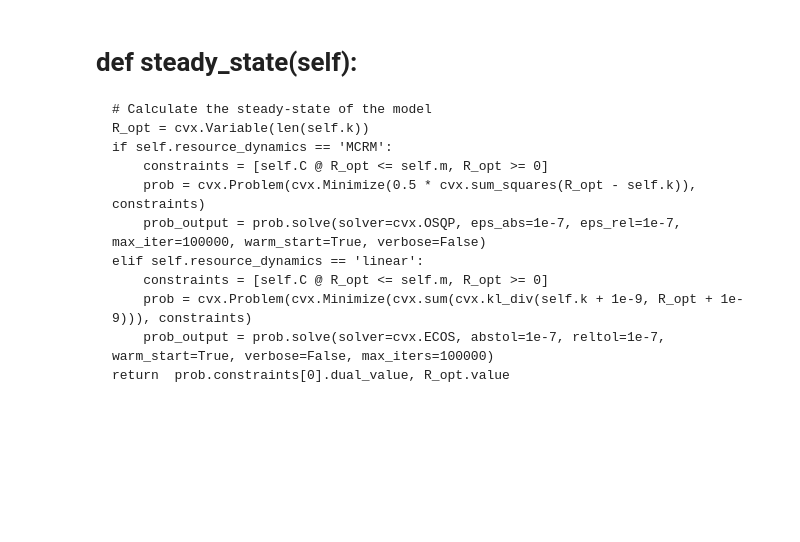
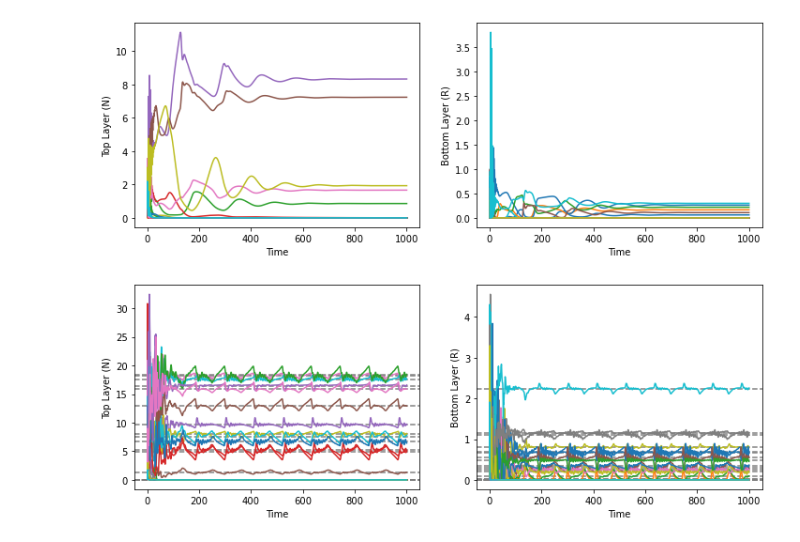
Before and after one commit to fengzhijie88/eco-evolution-simulator, a Jupyter notebook: asymmetric.ipynb, the cells around one changed output. Cells and saved outputs as stored; diff of their text form; code cells hidden in the pictures; blank space fills up the shorter version.

```diff
--- a/asymmetric.ipynb
+++ b/asymmetric.ipynb
@@ -179,13 +167,28 @@ plt.show()
-# %% [markdown]
-# def steady_state(self):
-    # Calculate the steady-state of the model
-    R_opt = cvx.Variable(len(self.k))
-    if self.resource_dynamics == 'MCRM':
-        constraints = [self.C @ R_opt <= self.m, R_opt >= 0]
-        prob = cvx.Problem(cvx.Minimize(0.5 * cvx.sum_squares(R_opt - self.k)), constraints)
-        prob_output = prob.solve(solver=cvx.OSQP, eps_abs=1e-7, eps_rel=1e-7, max_iter=100000, warm_start=True, verbose=False)
-    elif self.resource_dynamics == 'linear':
-        constraints = [self.C @ R_opt <= self.m, R_opt >= 0]
-        prob = cvx.Problem(cvx.Minimize(cvx.sum(cvx.kl_div(self.k + 1e-9, R_opt + 1e-9))), constraints)
-        prob_output = prob.solve(solver=cvx.ECOS, abstol=1e-7, reltol=1e-7, warm_start=True, verbose=False, max_iters=100000)
-    return  prob.constraints[0].dual_value, R_opt.value
+# %%
+# Example usage
+top_species = 30
+resources = 50
+C_mean = 30
+C_std_dev = 1
+rho = 0.8
+migration = 1e-9
+
+# Generate model parameters
+C, E, u, k = generate_model_params(top_species, resources, C_mean, C_std_dev, rho)
+
+# Define simulation parameters
+model_type = 'asymmetric_consumer_resource'
+t_span = [0, 1000]
+initial_state = np.random.rand(top_species + resources)
+
+# Run simulation
+sol = ODE_simulator(model_type, t_span, initial_state, top_species, resources, C, E, u, k, migration)
+plot_simulation_results(N_values, R_values, sol, top_species, resources, plot_optimization=False, yscale='linear')
+# %% [output]
+[figure, added]
+# %%
+
+N_values, R_values = find_steady_state(k, C, E, u,  max_iteration=1000, alpha=rho**2, tol=1e-5 )
+plot_simulation_results(N_values, R_values, sol, top_species, resources, yscale='linear')
+# %% [output]
+[figure, added]
```
Also changed, not shown: parts of 11 cells of this notebook.
